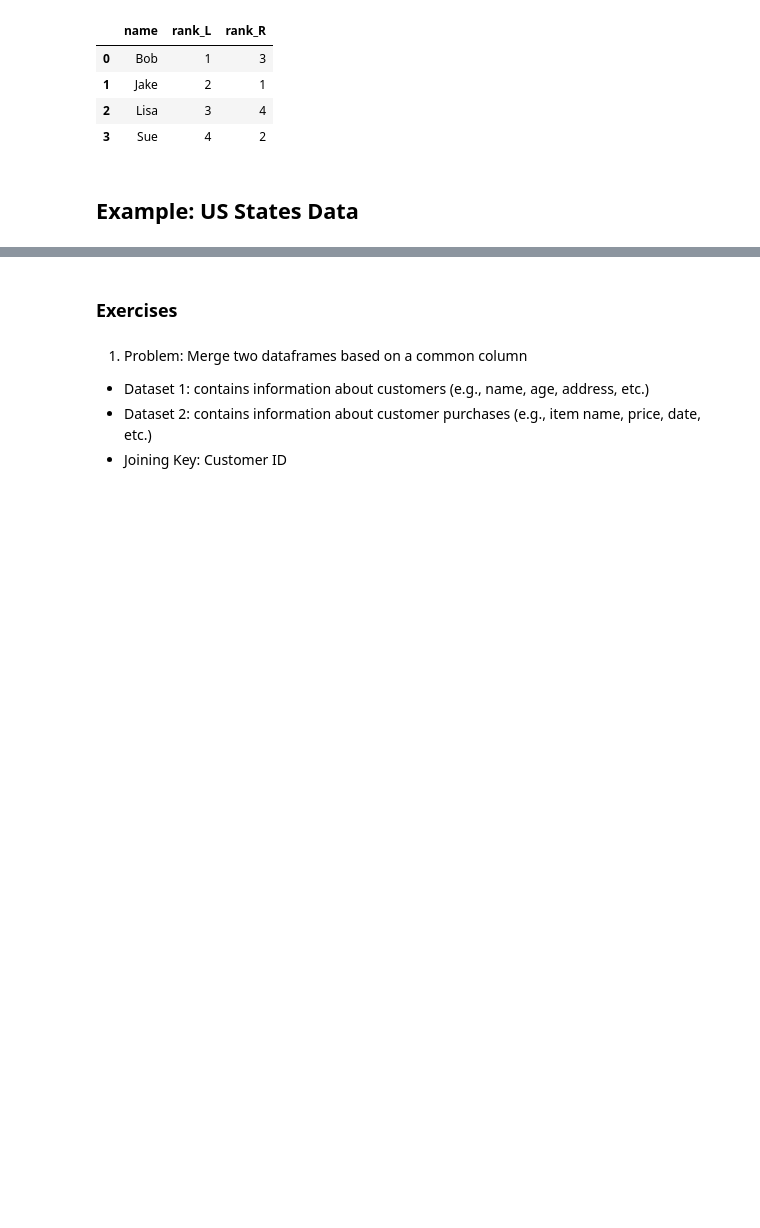
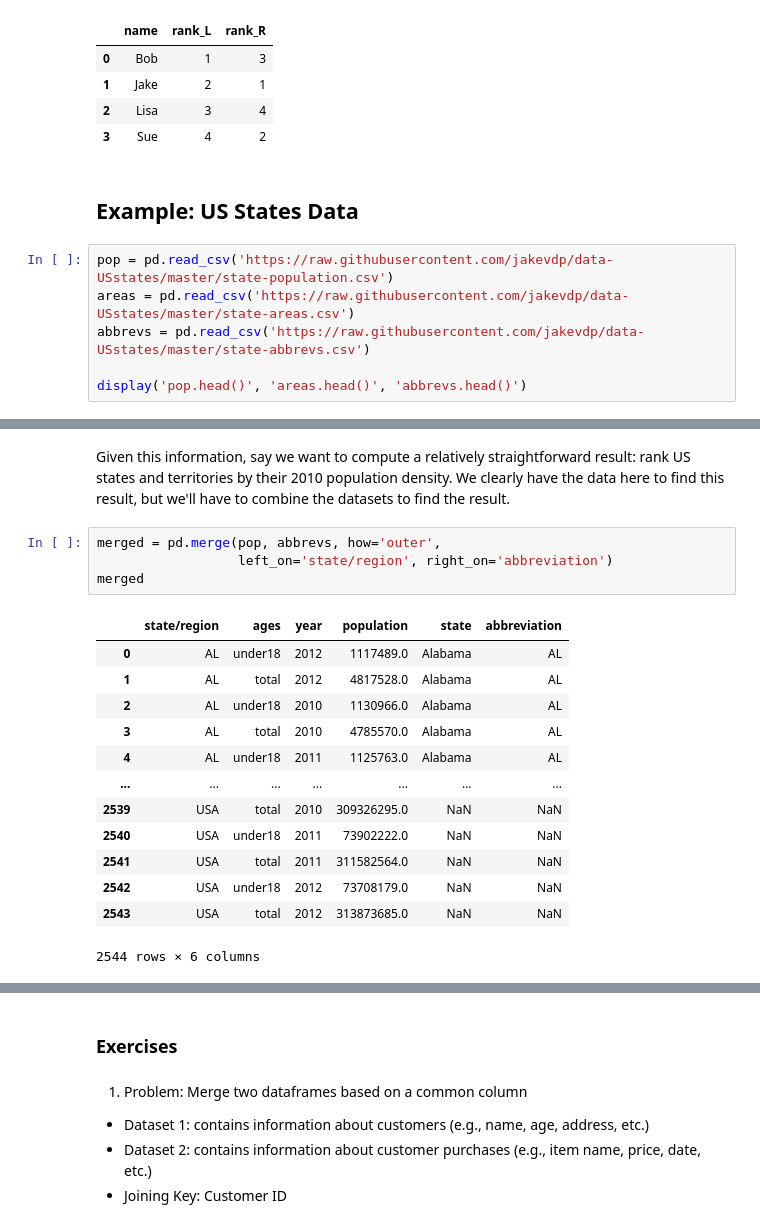
Before and after one commit to rcpsilva/Python_For_Data_Science, a Jupyter notebook: 2022-2/Python Notebooks/6_notebook_pandas_combining_datasets.ipynb, the cells around one changed output, grey strips where cells are left out. Drawn from its saved outputs; the diff is of its cells as text; blank space fills up the shorter version.

```diff
--- a/2022-2/Python Notebooks/6_notebook_pandas_combining_datasets.ipynb
+++ b/2022-2/Python Notebooks/6_notebook_pandas_combining_datasets.ipynb
@@ -736,3 +736,9 @@ pd.merge(df8, df9, on="name", suffixes=["_L", "_R"])
 | 3 | Sue | 4 | 2 |
 # %% [markdown]
 ## Example: US States Data
+# %%
+pop = pd.read_csv('https://raw.githubusercontent.com/jakevdp/data-USstates/master/state-population.csv')
+areas = pd.read_csv('https://raw.githubusercontent.com/jakevdp/data-USstates/master/state-areas.csv')
+abbrevs = pd.read_csv('https://raw.githubusercontent.com/jakevdp/data-USstates/master/state-abbrevs.csv')
+
+display('pop.head()', 'areas.head()', 'abbrevs.head()')
@@ -738,0 +767,20 @@ pd.merge(df8, df9, on="name", suffixes=["_L", "_R"])
+# %% [markdown]
+Given this information, say we want to compute a relatively straightforward result: rank US states and territories by their 2010 population density. We clearly have the data here to find this result, but we'll have to combine the datasets to find the result.
+# %%
+merged = pd.merge(pop, abbrevs, how='outer',
+                  left_on='state/region', right_on='abbreviation')
+merged
+# %% [output]
+|  | state/region | ages | year | population | state | abbreviation |
+| 0 | AL | under18 | 2012 | 1117489.0 | Alabama | AL |
+| 1 | AL | total | 2012 | 4817528.0 | Alabama | AL |
+| 2 | AL | under18 | 2010 | 1130966.0 | Alabama | AL |
+| 3 | AL | total | 2010 | 4785570.0 | Alabama | AL |
+| 4 | AL | under18 | 2011 | 1125763.0 | Alabama | AL |
+| ... | ... | ... | ... | ... | ... | ... |
+| 2539 | USA | total | 2010 | 309326295.0 | NaN | NaN |
+| 2540 | USA | under18 | 2011 | 73902222.0 | NaN | NaN |
+| 2541 | USA | total | 2011 | 311582564.0 | NaN | NaN |
+| 2542 | USA | under18 | 2012 | 73708179.0 | NaN | NaN |
+| 2543 | USA | total | 2012 | 313873685.0 | NaN | NaN |
+2544 rows × 6 columns
```
Also changed, not shown: parts of 19 cells of this notebook.
